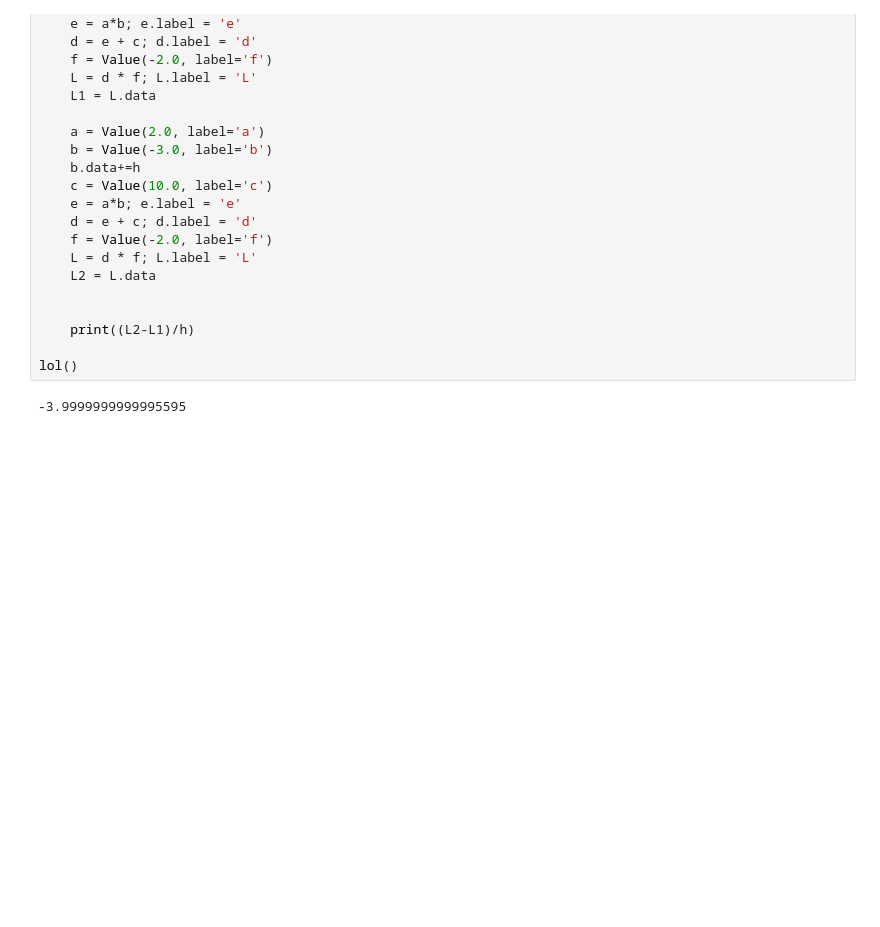
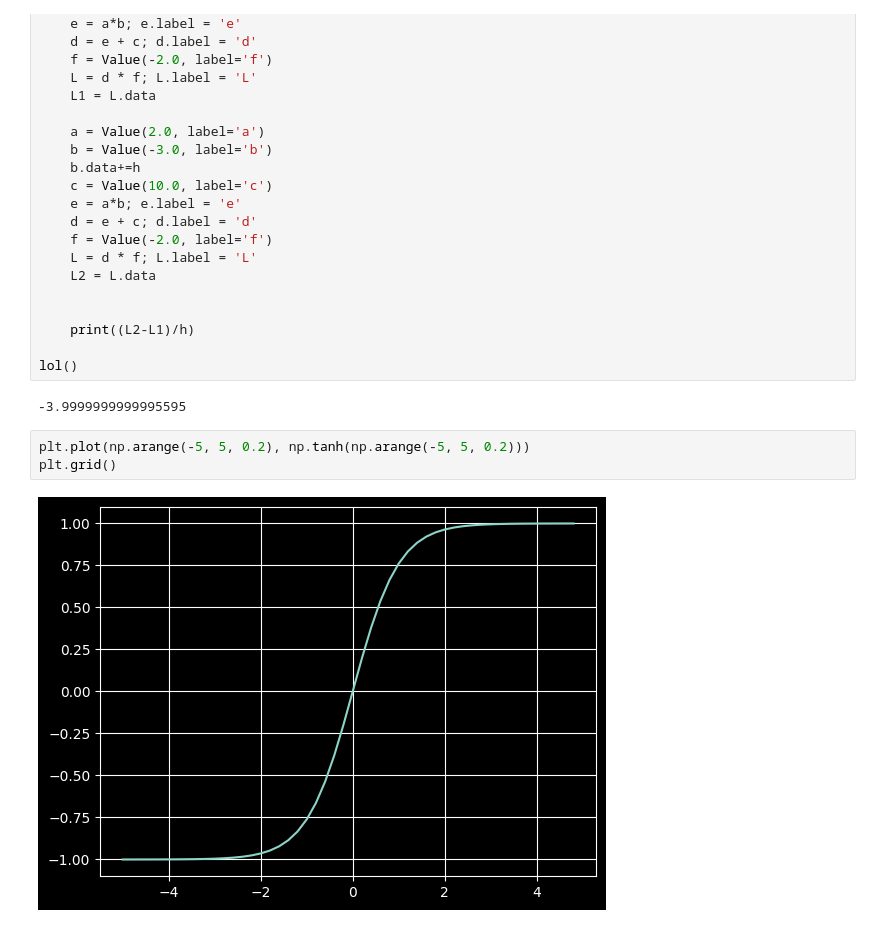
Before and after one commit to vdattwani2005/micrograd-code-ak, a Jupyter notebook: micrograd_from_scratch.ipynb, the cells around one changed output. Cells and saved outputs as stored; diff of their text form; blank space fills up the shorter version.

```diff
--- a/micrograd_from_scratch.ipynb
+++ b/micrograd_from_scratch.ipynb
@@ -175,3 +215,8 @@ def lol():
 lol()
 # %% [output]
 -3.9999999999995595
+# %%
+plt.plot(np.arange(-5, 5, 0.2), np.tanh(np.arange(-5, 5, 0.2)))
+plt.grid()
+# %% [output]
+[figure, added]
```
Also changed, not shown: parts of 9 cells of this notebook.
